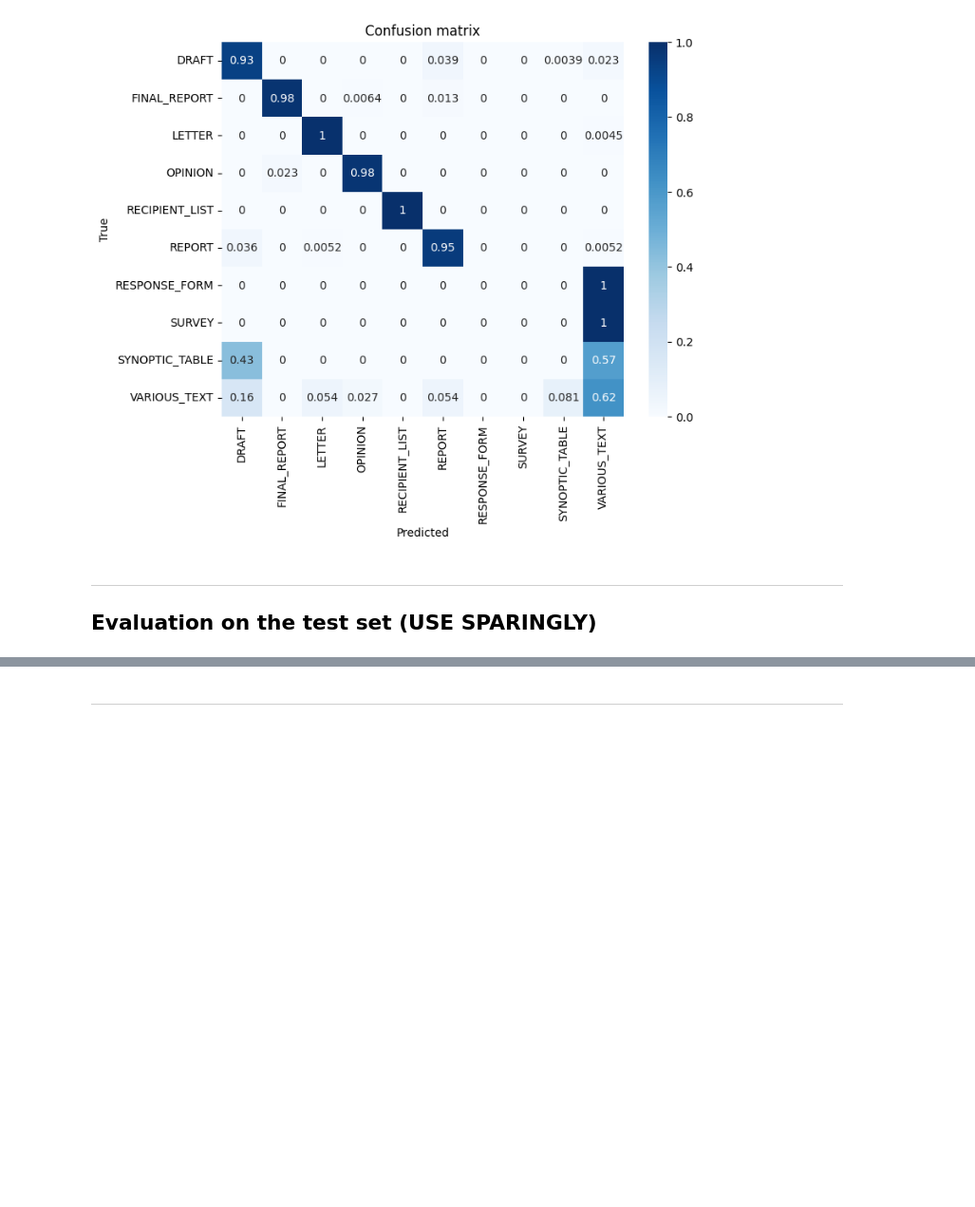
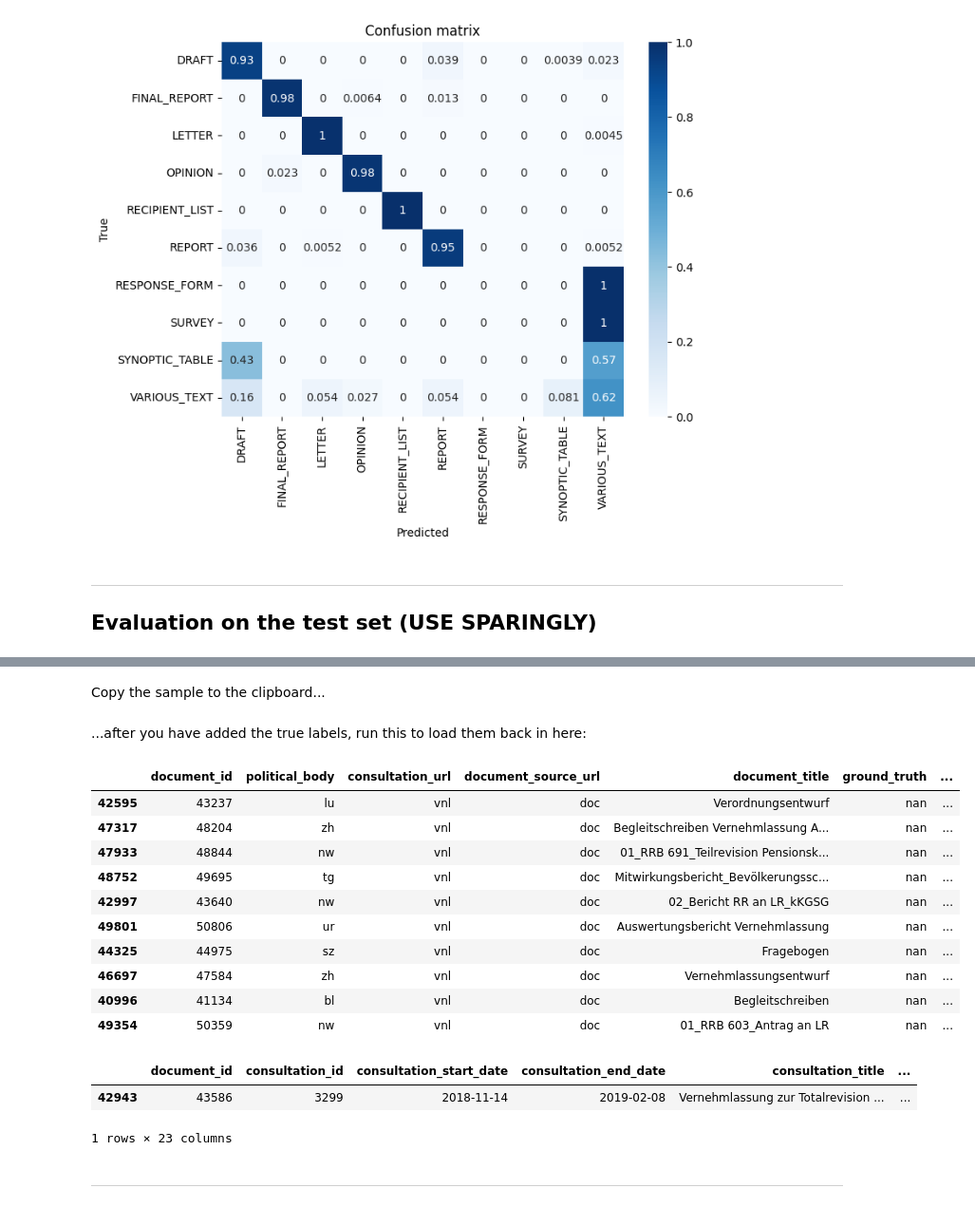
Before and after one commit to Demokratis-ch/demokratis-ml, a Jupyter notebook: research/document_types/VM_document_type_classifier.ipynb, the cells around one changed output, grey strips where cells are left out. Shown at 95% size. Drawn from its saved outputs; the diff is of its cells as text; code cells hidden in the pictures; blank space fills up the shorter version.

Commit message:
Add the rule-based OPD type labeller for comparison with the trained ML model and with manually recorded labels

```diff
--- a/research/document_types/VM_document_type_classifier.ipynb
+++ b/research/document_types/VM_document_type_classifier.ipynb
@@ -375,0 +421,2 @@ if USE_TEST_SET:
+# %%
+df_opd["embedding"] = embeddings_opd.tolist()
@@ -375,0 +425,7 @@ if USE_TEST_SET:
+# %%
+sample_batch = df_opd.sample(10)
+# %%
+sample_batch["prediction_rule"] = document_title_rule_model.predict(sample_batch).tolist()
+
+sample_predictions = classifier.predict(sample_batch["embedding"].tolist())
+sample_batch["prediction_ml"] = y_encoder.inverse_transform(sample_predictions.reshape(-1, 1)).reshape(1, -1)[0]
@@ -375,0 +434,2 @@ if USE_TEST_SET:
+# %% [markdown]
+Copy the sample to the clipboard...
@@ -376,3 +438,46 @@ if USE_TEST_SET:
+# %% [markdown]
+...after you have added the true labels, run this to load them back in here:
+# %%
+ground_truth = pd.read_excel(REPOSITORY_ROOT / "research" / "document_types" / "ground_truth.xlsx")[
+    ["document_id", "ground_truth"]
+].set_index("document_id")
+sample_batch = sample_batch.join(ground_truth, on="document_id")
+# %%
+sample_batch[
+    [
+        "document_id",
+        "political_body",
+        "consultation_url",
+        "document_source_url",
+        "document_title",
+        "ground_truth",
+        "prediction_rule",
+        "prediction_ml",
+    ]
+].style.format(
+    {
+        "consultation_url": lambda x: f'<a href="{x}">vnl</a>',
+        "document_source_url": lambda x: f'<a href="{x}">doc</a>',
+    }
+).set_table_styles([{"selector": "th,td", "props": [("text-align", "left")]}])
+# %% [output]
+|  | document_id | political_body | consultation_url | document_source_url | document_title | ground_truth | ... |
+| 42595 | 43237 | lu | vnl | doc | Verordnungsentwurf | nan | ... |
+| 47317 | 48204 | zh | vnl | doc | Begleitschreiben Vernehmlassung A... | nan | ... |
+| 47933 | 48844 | nw | vnl | doc | 01_RRB 691_Teilrevision Pensionsk... | nan | ... |
+| 48752 | 49695 | tg | vnl | doc | Mitwirkungsbericht_Bevölkerungssc... | nan | ... |
+| 42997 | 43640 | nw | vnl | doc | 02_Bericht RR an LR_kKGSG | nan | ... |
+| 49801 | 50806 | ur | vnl | doc | Auswertungsbericht Vernehmlassung | nan | ... |
+| 44325 | 44975 | sz | vnl | doc | Fragebogen | nan | ... |
+| 46697 | 47584 | zh | vnl | doc | Vernehmlassungsentwurf | nan | ... |
+| 40996 | 41134 | bl | vnl | doc | Begleitschreiben | nan | ... |
+| 49354 | 50359 | nw | vnl | doc | 01_RRB 603_Antrag an LR | nan | ... |
+# %%
+sample_batch.loc[sample_batch["document_id"] == 43586]  # noqa: PLR2004
+# %% [output]
+|  | document_id | consultation_id | consultation_start_date | consultation_end_date | consultation_title | ... |
+| 42943 | 43586 | 3299 | 2018-11-14 | 2019-02-08 | Vernehmlassung zur Totalrevision ... | ... |
+1 rows × 23 columns
 # %% [markdown]
 ***
 # %% [markdown]
```
Also changed, not shown: parts of 19 cells of this notebook, 5 other files.
